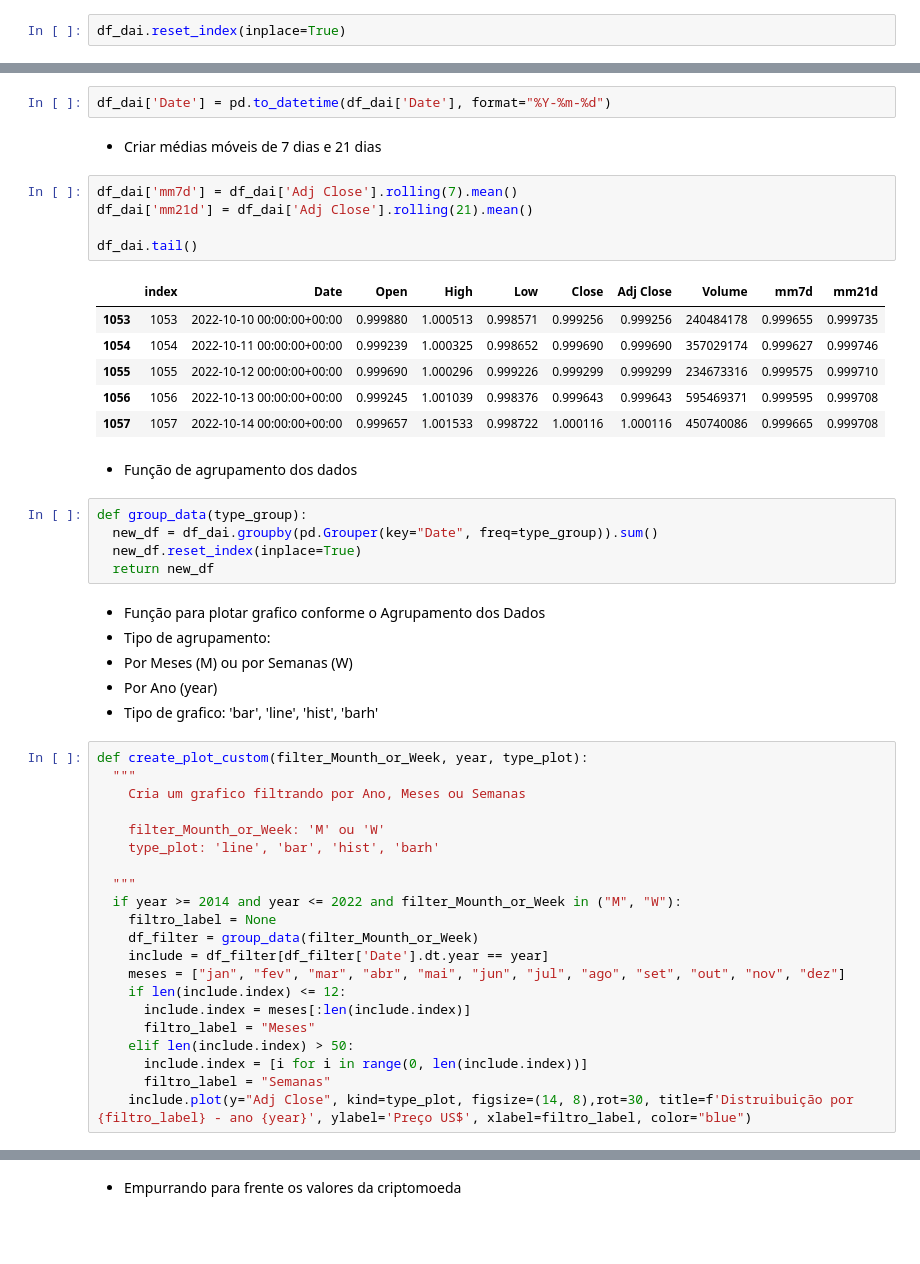
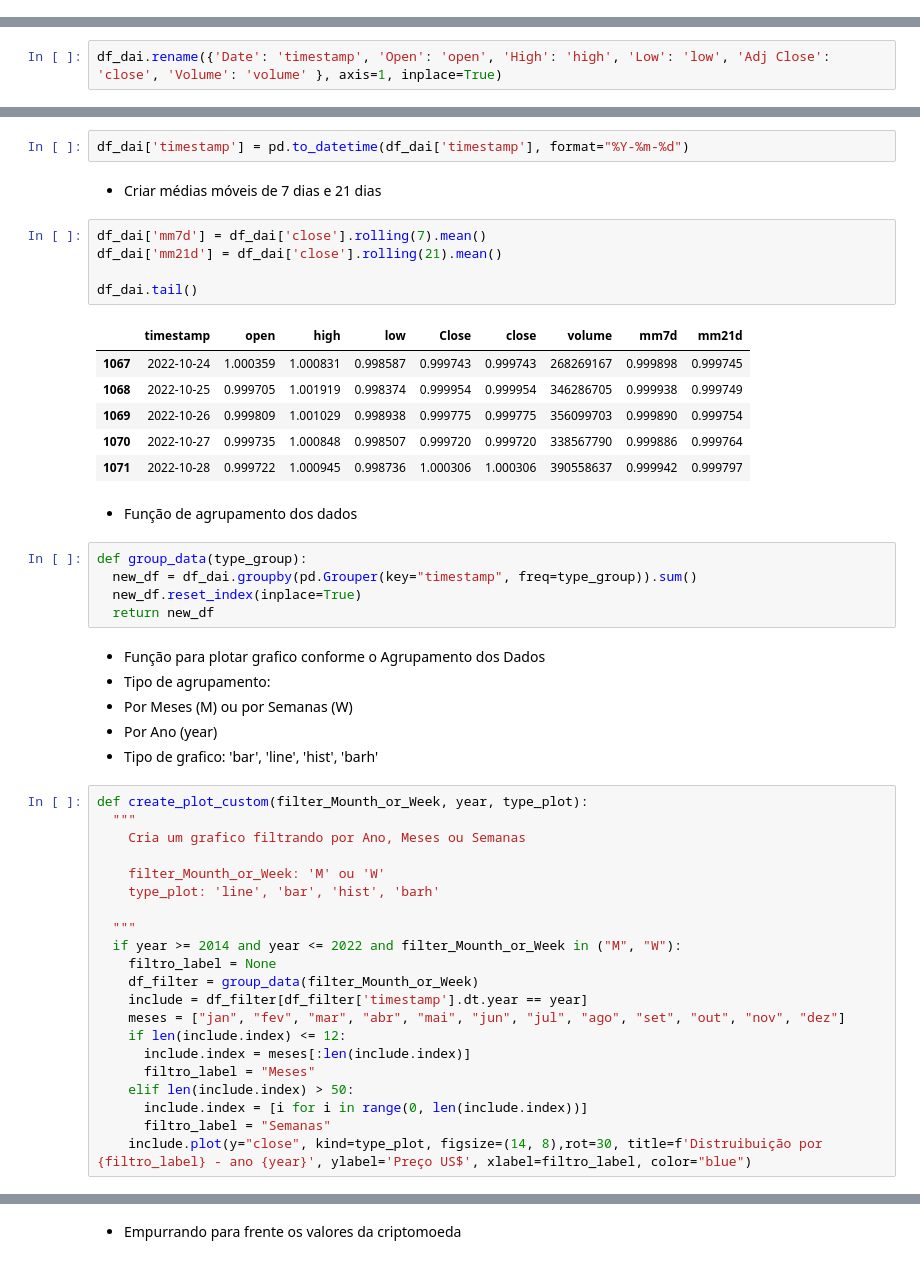
Before and after one commit to fabriciocovalesci/tcc_predict_crypto, a Jupyter notebook: model_predict/predict_crypto/dai/Dai_LR.ipynb, the cells around one changed output, grey strips where cells are left out. Saved outputs shown, nothing was run; the diff lists cells and outputs as text; blank space fills up the shorter version.

```diff
--- a/model_predict/predict_crypto/dai/Dai_LR.ipynb
+++ b/model_predict/predict_crypto/dai/Dai_LR.ipynb
@@ -97,2 +96,0 @@ df_dai = df_dai.reset_index()
-# %%
-df_dai.reset_index(inplace=True)
@@ -99,3 +99,5 @@ df_dai.reset_index(inplace=True)
+# %%
+df_dai.rename({'Date': 'timestamp', 'Open': 'open', 'High': 'high', 'Low': 'low', 'Adj Close': 'close', 'Volume': 'volume' }, axis=1, inplace=True)
 # %%
 df_dai.dtypes
 # %% [output]
@@ -111,26 +112,26 @@ dtype: object
 # %% [markdown]
 - Converter data
 # %%
-df_dai['Date'] = pd.to_datetime(df_dai['Date'], format="%Y-%m-%d")
+df_dai['timestamp'] = pd.to_datetime(df_dai['timestamp'], format="%Y-%m-%d")
 # %% [markdown]
 - Criar médias móveis de 7 dias e 21 dias
 # %%
-df_dai['mm7d'] = df_dai['Adj Close'].rolling(7).mean()
-df_dai['mm21d'] = df_dai['Adj Close'].rolling(21).mean()
+df_dai['mm7d'] = df_dai['close'].rolling(7).mean()
+df_dai['mm21d'] = df_dai['close'].rolling(21).mean()
 
 df_dai.tail()
 # %% [output]
-|  | index | Date | Open | High | Low | Close | Adj Close | Volume | mm7d | mm21d |
-| 1053 | 1053 | 2022-10-10 00:00:00+00:00 | 0.999880 | 1.000513 | 0.998571 | 0.999256 | 0.999256 | 240484178 | 0.999655 | 0.999735 |
-| 1054 | 1054 | 2022-10-11 00:00:00+00:00 | 0.999239 | 1.000325 | 0.998652 | 0.999690 | 0.999690 | 357029174 | 0.999627 | 0.999746 |
-| 1055 | 1055 | 2022-10-12 00:00:00+00:00 | 0.999690 | 1.000296 | 0.999226 | 0.999299 | 0.999299 | 234673316 | 0.999575 | 0.999710 |
-| 1056 | 1056 | 2022-10-13 00:00:00+00:00 | 0.999245 | 1.001039 | 0.998376 | 0.999643 | 0.999643 | 595469371 | 0.999595 | 0.999708 |
-| 1057 | 1057 | 2022-10-14 00:00:00+00:00 | 0.999657 | 1.001533 | 0.998722 | 1.000116 | 1.000116 | 450740086 | 0.999665 | 0.999708 |
+|  | timestamp | open | high | low | Close | close | volume | mm7d | mm21d |
+| 1067 | 2022-10-24 | 1.000359 | 1.000831 | 0.998587 | 0.999743 | 0.999743 | 268269167 | 0.999898 | 0.999745 |
+| 1068 | 2022-10-25 | 0.999705 | 1.001919 | 0.998374 | 0.999954 | 0.999954 | 346286705 | 0.999938 | 0.999749 |
+| 1069 | 2022-10-26 | 0.999809 | 1.001029 | 0.998938 | 0.999775 | 0.999775 | 356099703 | 0.999890 | 0.999754 |
+| 1070 | 2022-10-27 | 0.999735 | 1.000848 | 0.998507 | 0.999720 | 0.999720 | 338567790 | 0.999886 | 0.999764 |
+| 1071 | 2022-10-28 | 0.999722 | 1.000945 | 0.998736 | 1.000306 | 1.000306 | 390558637 | 0.999942 | 0.999797 |
 # %% [markdown]
 - Função de agrupamento dos dados
 # %%
 def group_data(type_group):
-  new_df = df_dai.groupby(pd.Grouper(key="Date", freq=type_group)).sum()
+  new_df = df_dai.groupby(pd.Grouper(key="timestamp", freq=type_group)).sum()
   new_df.reset_index(inplace=True)
   return new_df
 # %% [markdown]
@@ -151,7 +152,7 @@ def create_plot_custom(filter_Mounth_or_Week, year, type_plot):
   if year >= 2014 and year <= 2022 and filter_Mounth_or_Week in ("M", "W"):
     filtro_label = None
     df_filter = group_data(filter_Mounth_or_Week)
-    include = df_filter[df_filter['Date'].dt.year == year]
+    include = df_filter[df_filter['timestamp'].dt.year == year]
     meses = ["jan", "fev", "mar", "abr", "mai", "jun", "jul", "ago", "set", "out", "nov", "dez"]
     if len(include.index) <= 12:
       include.index = meses[:len(include.index)]
@@ -159,7 +160,7 @@ def create_plot_custom(filter_Mounth_or_Week, year, type_plot):
     elif len(include.index) > 50:
       include.index = [i for i in range(0, len(include.index))]
       filtro_label = "Semanas"
-    include.plot(y="Adj Close", kind=type_plot, figsize=(14, 8),rot=30, title=f'Distruibuição por {filtro_label} - ano {year}', ylabel='Preço US$', xlabel=filtro_label, color="blue")
+    include.plot(y="close", kind=type_plot, figsize=(14, 8),rot=30, title=f'Distruibuição por {filtro_label} - ano {year}', ylabel='Preço US$', xlabel=filtro_label, color="blue")
 # %%
 create_plot_custom("M", 2022, "bar")
 # %% [output]
```
Also changed, not shown: parts of 22 cells of this notebook.
